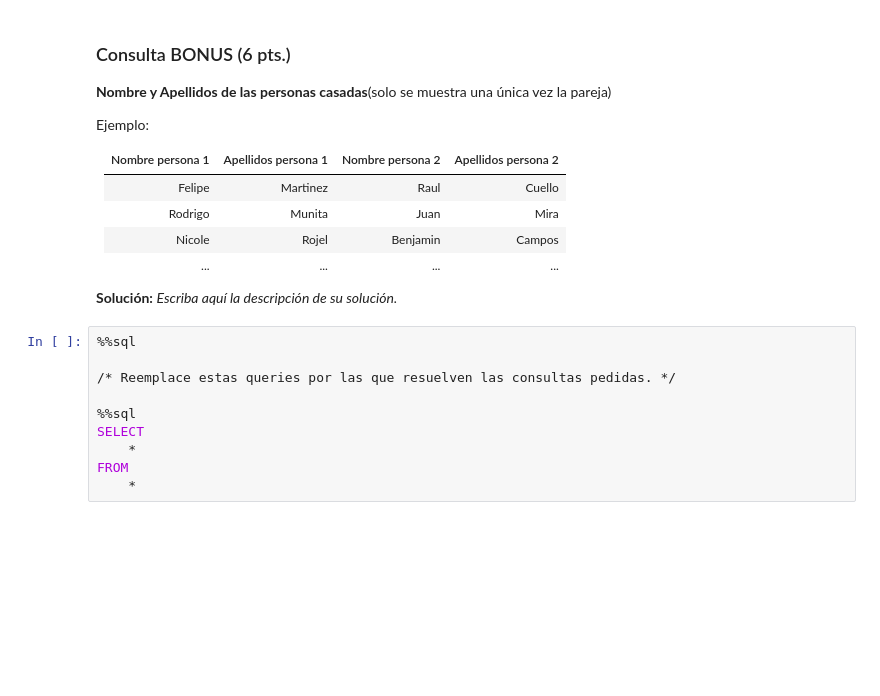
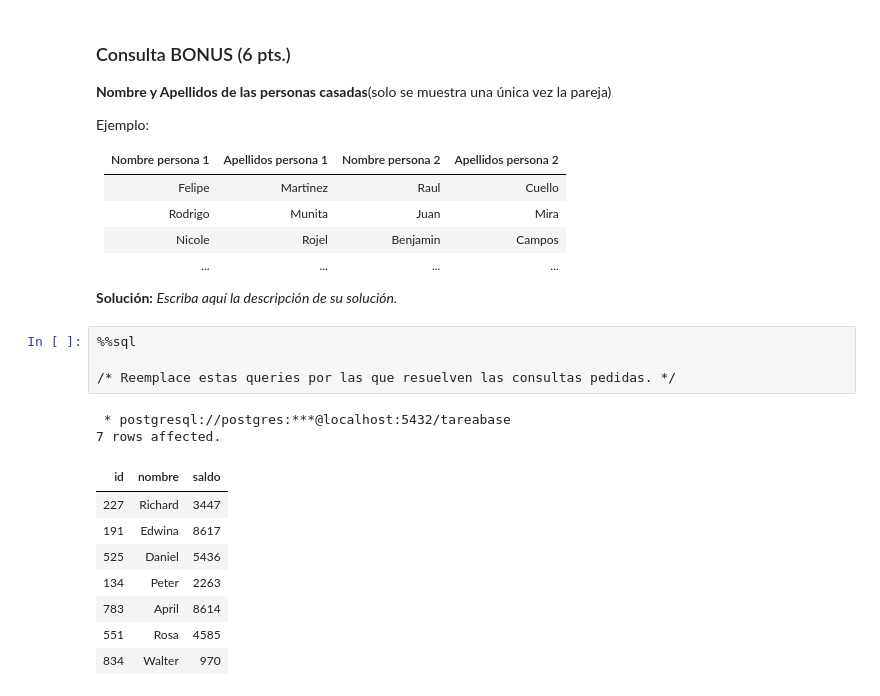
Before and after one commit to blindjamin/Tareas-Bases-de-Datos-Grupo, a Jupyter notebook: Tarea_1_BD_2023_1.ipynb, the cells around one changed output. Drawn from its saved outputs; the diff is of its cells as text; blank space fills up the shorter version.

```diff
--- a/Tarea_1_BD_2023_1.ipynb
+++ b/Tarea_1_BD_2023_1.ipynb
@@ -829,10 +924,15 @@ Ejemplo:
 # %%
 %%sql
 
 /* Reemplace estas queries por las que resuelven las consultas pedidas. */
-
-%%sql
-SELECT
-    *
-FROM
-    *
+# %% [output]
+ * postgresql://postgres:***@localhost:5432/tareabase
+7 rows affected.
+| id | nombre | saldo |
+| 227 | Richard | 3447 |
+| 191 | Edwina | 8617 |
+| 525 | Daniel | 5436 |
+| 134 | Peter | 2263 |
+| 783 | April | 8614 |
+| 551 | Rosa | 4585 |
+| 834 | Walter | 970 |
```
Also changed, not shown: parts of 15 cells of this notebook.
